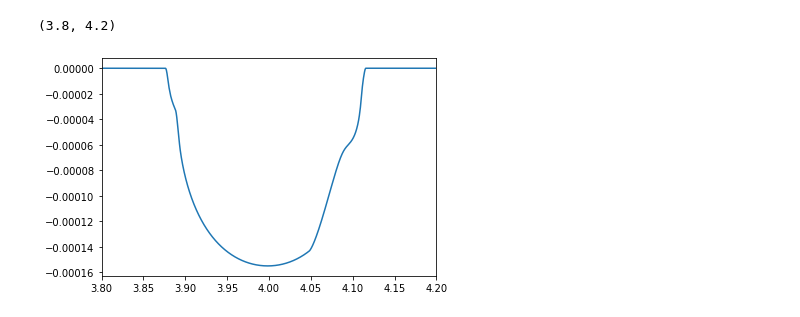
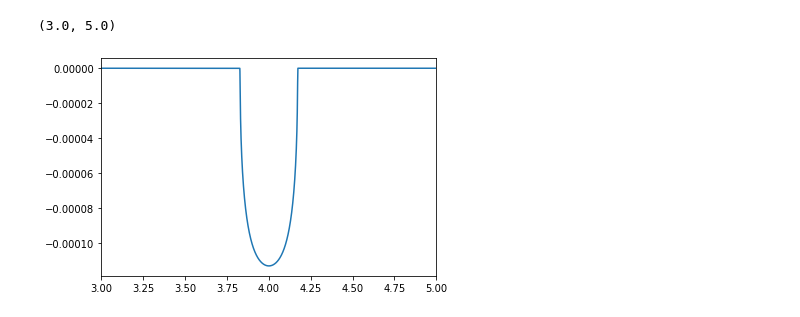
Before and after one commit to tagordon/dynamoon, a Jupyter notebook: dynamoon/demonstration.ipynb, the cells around one changed output. Saved outputs shown, nothing was run; the diff lists cells and outputs as text; code cells hidden in the pictures.

```diff
--- a/dynamoon/demonstration.ipynb
+++ b/dynamoon/demonstration.ipynb
@@ -8,13 +8,10 @@ moon = dm.rock(0.3, 0.9)
 # %%
-t = np.linspace(2, 20, 100000)
+t = np.linspace(0, 200, 1000000)
 sys = dm.system(star, planet, moon)
-sys.set_planet_orbit(t0=4, e=0.2, P=100, Omega=0, w=0, i=89.5)
-sys.set_moon_orbit(t0=2, e=0.1, P=1, Omega=0, w=0, i=87)
+sys.set_planet_orbit(t0=4, e=0.2, P=100, Omega=180, w=180, i=90)
+sys.set_moon_orbit(t0=0.25, e=0.1, P=1, Omega=80, w=0, i=87)
 # %%
 %time flux = sys.flux(t)
 plt.plot(t, flux, '-')
-#plt.xlim(55600, 55700)
-plt.xlim(3.8, 4.2)
-#plt.axvline(sys.starplanet.t0 - sys.find_contacts_tmp(), color='k')
-#plt.axvline(9.90745)
+plt.xlim(3, 5)
 # %% [output]
@@ -23,5 +20,5 @@ Wall time: 79.5 ms
-(3.8, 4.2)
+(3.0, 5.0)
-[figure, old version]
+[figure, new version]
 # %%
 from IPython.display import HTML
 
```
Also changed, not shown: parts of 13 cells of this notebook, 7 other files.
